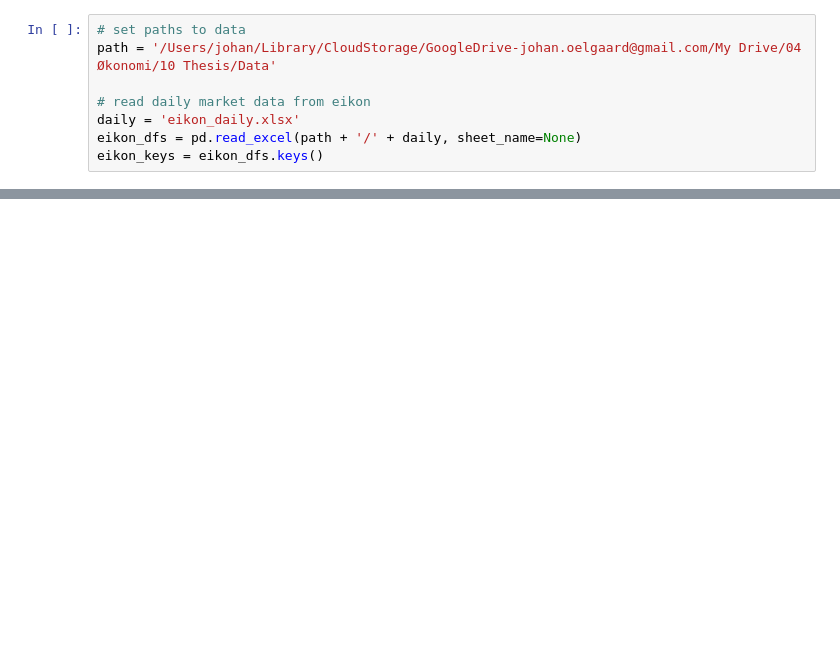
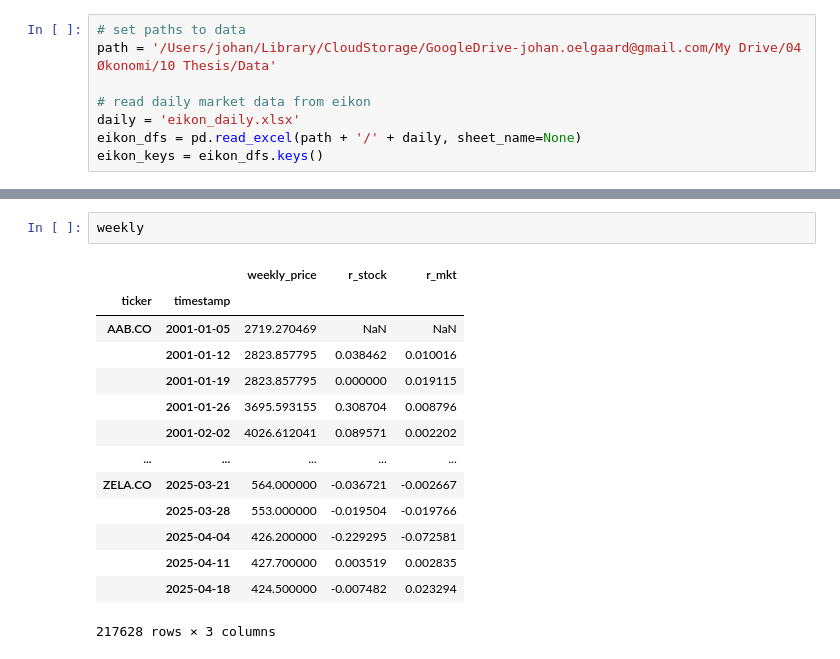
Before and after one commit to johanoelgaard/MastersThesis, a Jupyter notebook: eikon_daily.ipynb, the cells around one changed output, grey strips where cells are left out. Saved outputs shown, nothing was run; the diff lists cells and outputs as text; blank space fills up the shorter version.

```diff
--- a/eikon_daily.ipynb
+++ b/eikon_daily.ipynb
@@ -132,0 +246,17 @@ beta.to_csv('data/beta.csv')
+# %%
+weekly
+# %% [output]
+|  |  | weekly_price | r_stock | r_mkt |
+| ticker | timestamp |  |  |  |
+| AAB.CO | 2001-01-05 | 2719.270469 | NaN | NaN |
+|  | 2001-01-12 | 2823.857795 | 0.038462 | 0.010016 |
+|  | 2001-01-19 | 2823.857795 | 0.000000 | 0.019115 |
+|  | 2001-01-26 | 3695.593155 | 0.308704 | 0.008796 |
+|  | 2001-02-02 | 4026.612041 | 0.089571 | 0.002202 |
+| ... | ... | ... | ... | ... |
+| ZELA.CO | 2025-03-21 | 564.000000 | -0.036721 | -0.002667 |
+|  | 2025-03-28 | 553.000000 | -0.019504 | -0.019766 |
+|  | 2025-04-04 | 426.200000 | -0.229295 | -0.072581 |
+|  | 2025-04-11 | 427.700000 | 0.003519 | 0.002835 |
+|  | 2025-04-18 | 424.500000 | -0.007482 | 0.023294 |
+217628 rows × 3 columns
```
Also changed, not shown: parts of 17 cells of this notebook, 7 other files.
